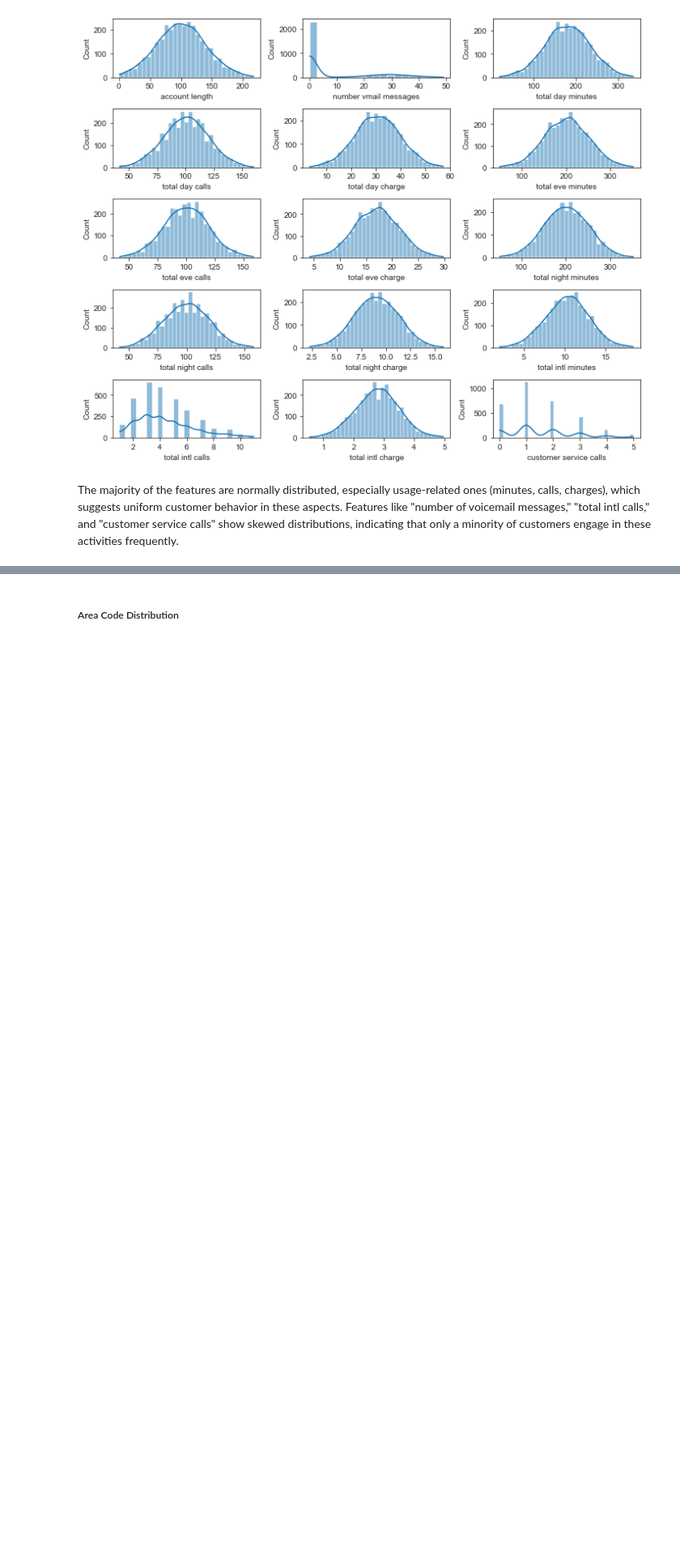
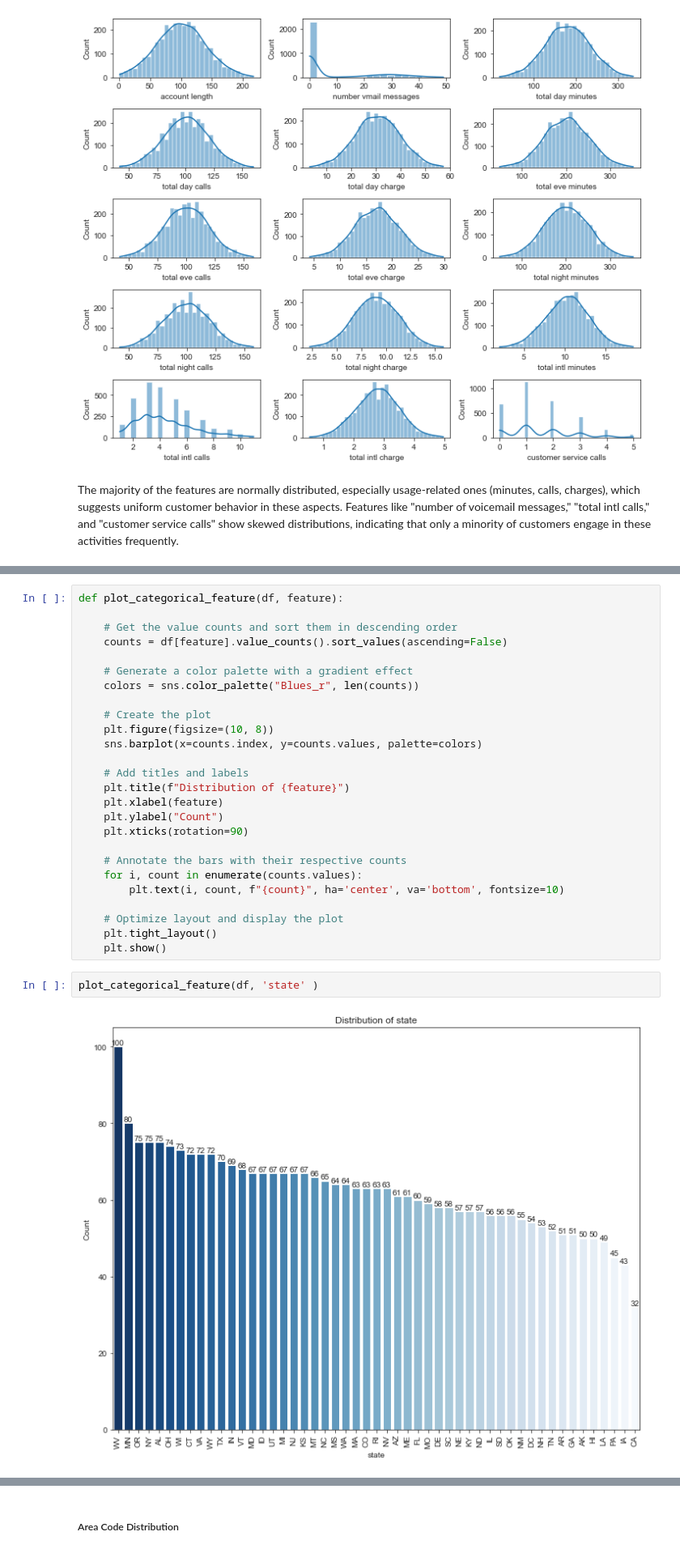
Before and after one commit to ANGI3MAINA/SyriaTel-Customer-Churn-Prediction, a Jupyter notebook: code.ipynb, the cells around one changed output, grey strips where cells are left out. Shown at 81% size. Cells and saved outputs as stored; diff of their text form; blank space fills up the shorter version.

```diff
--- a/code.ipynb
+++ b/code.ipynb
@@ -368,0 +384,30 @@ Features like "number of voicemail messages," "total intl calls," and "customer
+# %%
+def plot_categorical_feature(df, feature):
+
+    # Get the value counts and sort them in descending order
+    counts = df[feature].value_counts().sort_values(ascending=False)
+
+    # Generate a color palette with a gradient effect
+    colors = sns.color_palette("Blues_r", len(counts))
+
+    # Create the plot
+    plt.figure(figsize=(10, 8))
+    sns.barplot(x=counts.index, y=counts.values, palette=colors)
+
+    # Add titles and labels
+    plt.title(f"Distribution of {feature}")
+    plt.xlabel(feature)
+    plt.ylabel("Count")
+    plt.xticks(rotation=90)
+
+    # Annotate the bars with their respective counts
+    for i, count in enumerate(counts.values):
+        plt.text(i, count, f"{count}", ha='center', va='bottom', fontsize=10)
+
+    # Optimize layout and display the plot
+    plt.tight_layout()
+    plt.show()
+# %%
+plot_categorical_feature(df, 'state' )
+# %% [output]
+[figure, added]
```
Also changed, not shown: parts of 16 cells of this notebook.
